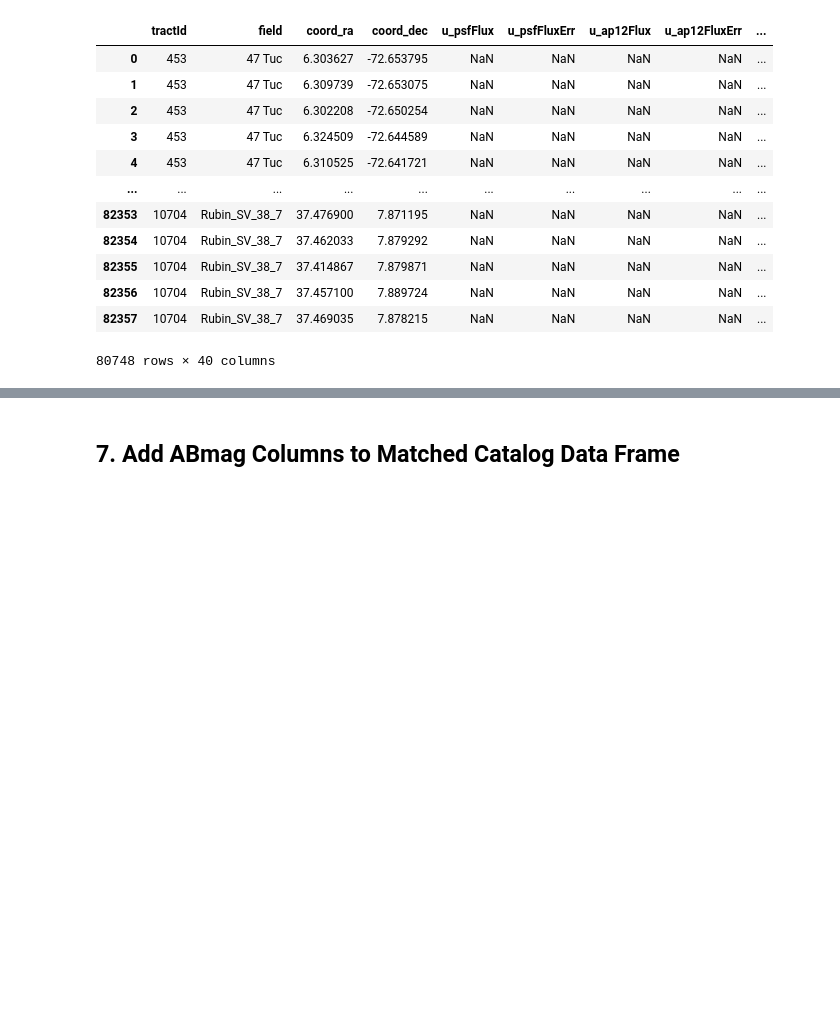
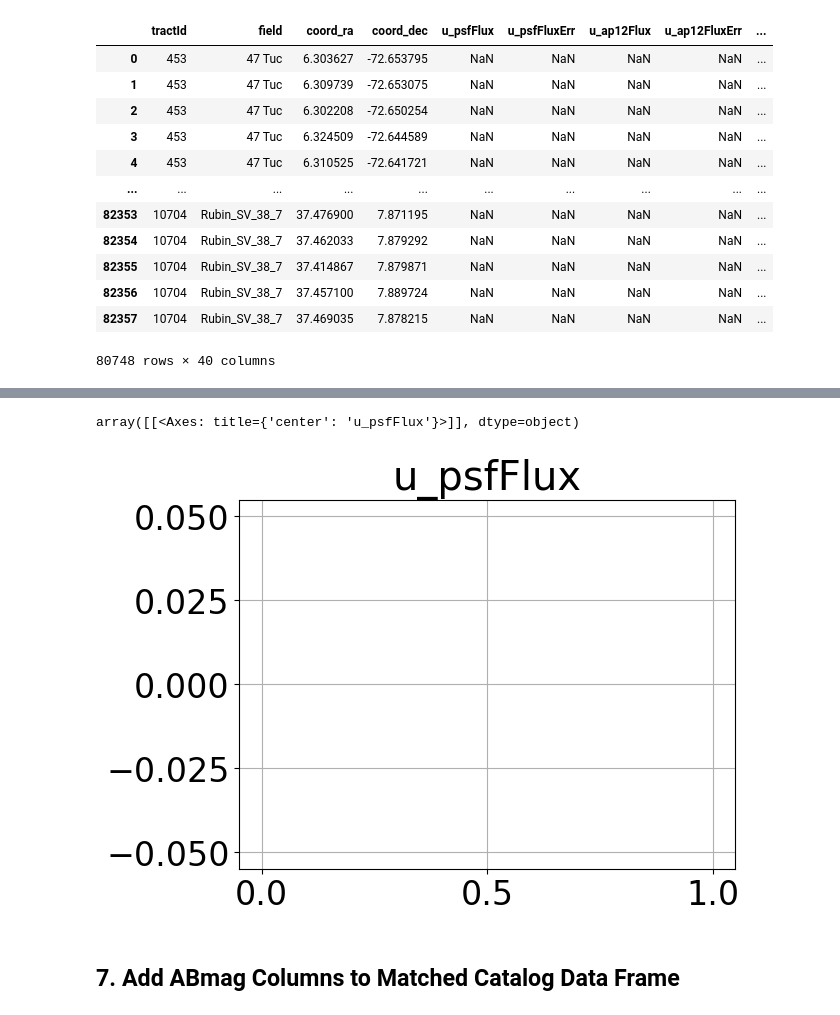
Before and after one commit to lsst-sitcom/sciunit_photocalib, a Jupyter notebook: notebooks/FilterTransforms/TransformationEquations_ComCam_SDSS_DR18.ipynb, the cells around one changed output, grey strips where cells are left out. Drawn from its saved outputs; the diff is of its cells as text; code cells hidden in the pictures; blank space fills up the shorter version.

```diff
--- a/notebooks/FilterTransforms/TransformationEquations_ComCam_SDSS_DR18.ipynb
+++ b/notebooks/FilterTransforms/TransformationEquations_ComCam_SDSS_DR18.ipynb
@@ -738,3 +751,8 @@ if not useMatchFile:
+# %%
+matches.hist('u_psfFlux')
+# %% [output]
+array([[<Axes: title={'center': 'u_psfFlux'}>]], dtype=object)
+[figure, added]
 # %% [markdown]
 ##  7. Add ABmag Columns to Matched Catalog Data Frame
 # %%
```
Also changed, not shown: parts of 4 cells of this notebook, 1 other file.
